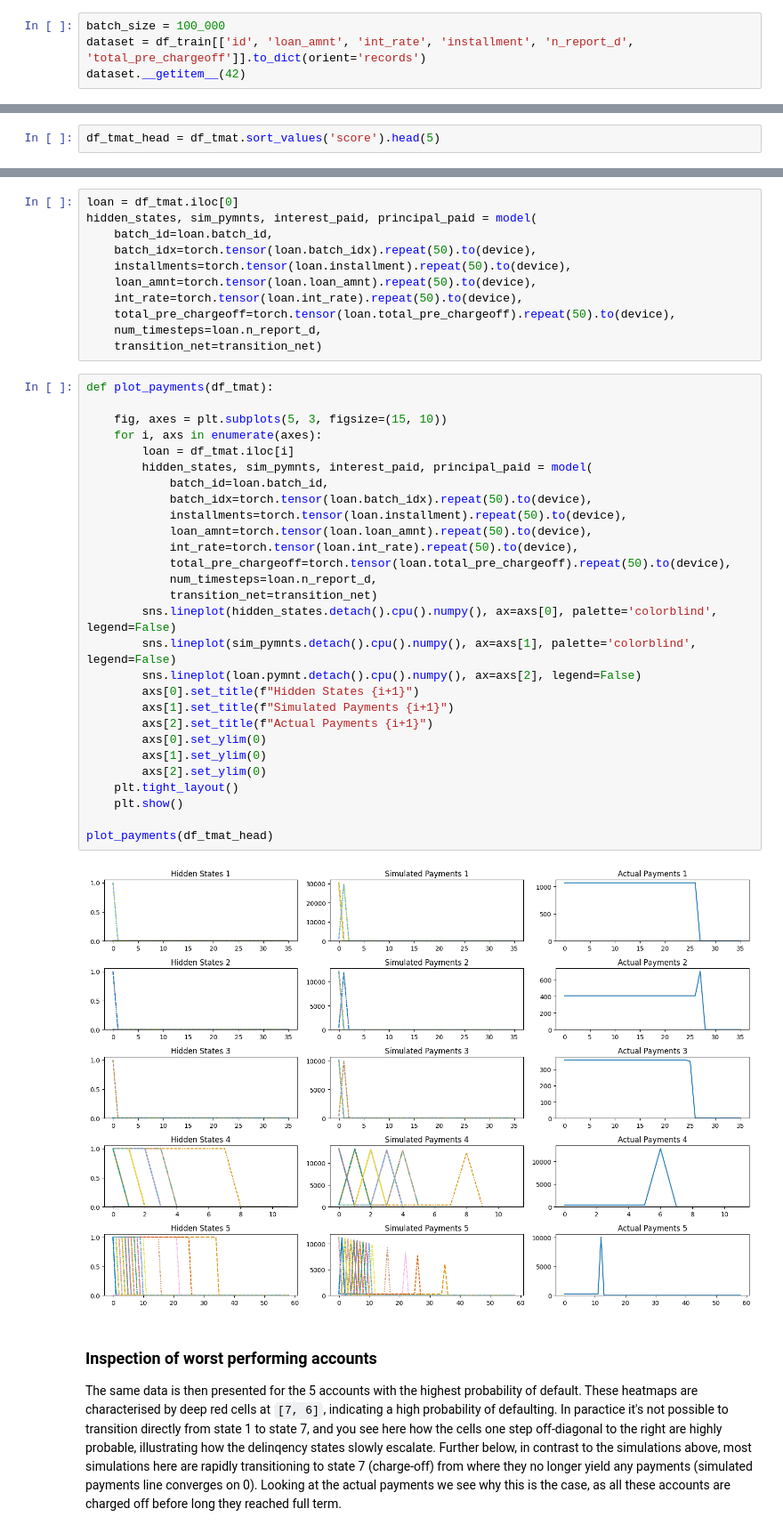
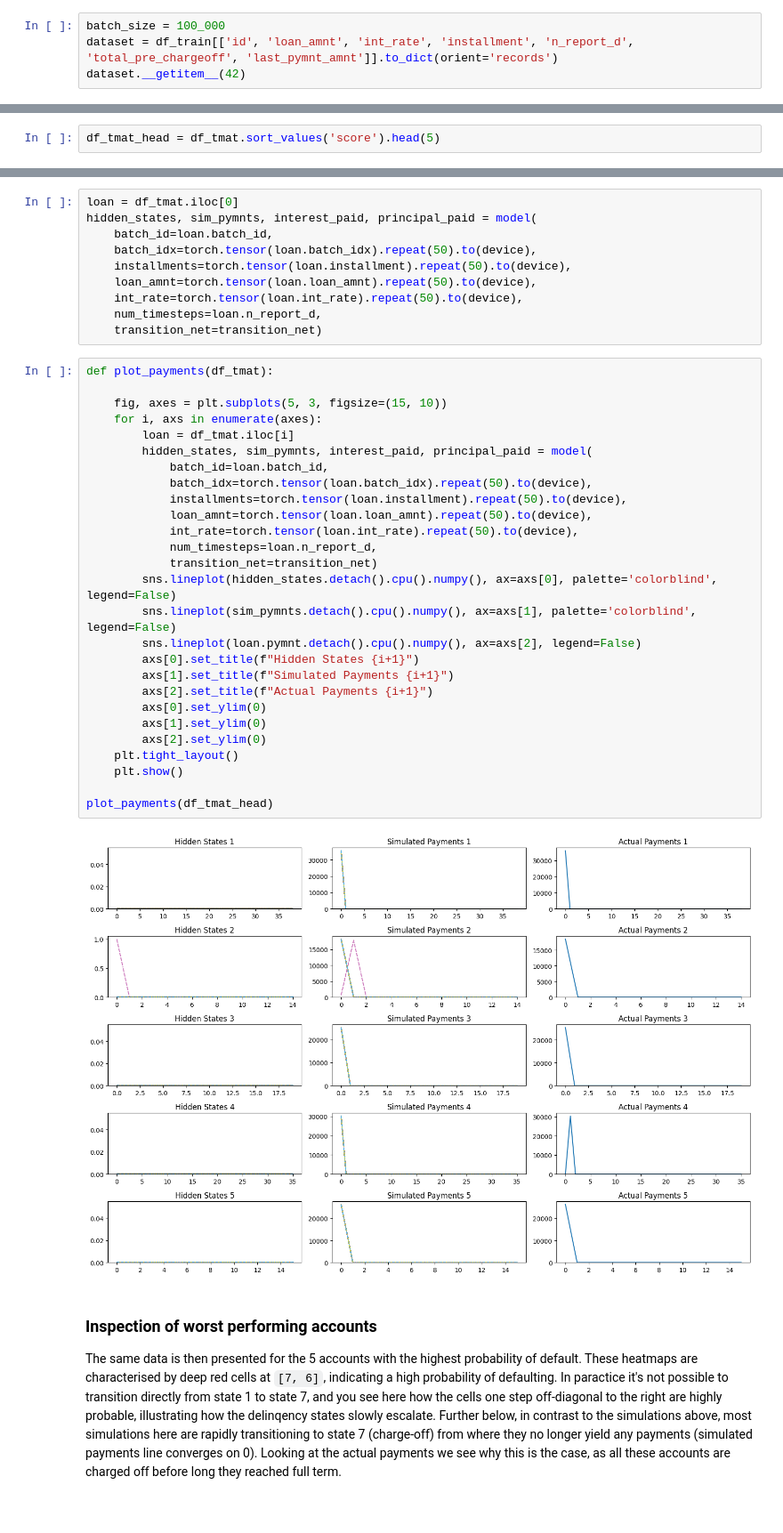
Before and after one commit to warner121/monteloanco, a Jupyter notebook: 04_inspect.ipynb, the cells around one changed output, grey strips where cells are left out. Shown at 89% size. Drawn from its saved outputs; the diff is of its cells as text.

```diff
--- a/04_inspect.ipynb
+++ b/04_inspect.ipynb
@@ -37,7 +37,7 @@ transition_net.load_state_dict(torch.load('model_params.pt', weights_only=True))
 The next section extracts the loan embeddings from the model, and projects them into the status transition matrices so we can inspect them.
 # %%
 batch_size = 100_000
-dataset = df_train[['id', 'loan_amnt', 'int_rate', 'installment', 'n_report_d', 'total_pre_chargeoff']].to_dict(orient='records')
+dataset = df_train[['id', 'loan_amnt', 'int_rate', 'installment', 'n_report_d', 'total_pre_chargeoff', 'last_pymnt_amnt']].to_dict(orient='records')
 dataset.__getitem__(42)
 # %% [output]
 {'id': 79661304,
@@ -118,39 +119,37 @@ hidden_states, sim_pymnts, interest_paid, principal_paid = model(
     installments=torch.tensor(loan.installment).repeat(50).to(device),
     loan_amnt=torch.tensor(loan.loan_amnt).repeat(50).to(device),
     int_rate=torch.tensor(loan.int_rate).repeat(50).to(device),
-    total_pre_chargeoff=torch.tensor(loan.total_pre_chargeoff).repeat(50).to(device),
     num_timesteps=loan.n_report_d,
     transition_net=transition_net)
 # %%
 def plot_payments(df_tmat):
 
     fig, axes = plt.subplots(5, 3, figsize=(15, 10))
     for i, axs in enumerate(axes):
         loan = df_tmat.iloc[i]
         hidden_states, sim_pymnts, interest_paid, principal_paid = model(
             batch_id=loan.batch_id,
             batch_idx=torch.tensor(loan.batch_idx).repeat(50).to(device),
             installments=torch.tensor(loan.installment).repeat(50).to(device),
             loan_amnt=torch.tensor(loan.loan_amnt).repeat(50).to(device),
             int_rate=torch.tensor(loan.int_rate).repeat(50).to(device),
-            total_pre_chargeoff=torch.tensor(loan.total_pre_chargeoff).repeat(50).to(device),
             num_timesteps=loan.n_report_d,
             transition_net=transition_net)
         sns.lineplot(hidden_states.detach().cpu().numpy(), ax=axs[0], palette='colorblind', legend=False)
         sns.lineplot(sim_pymnts.detach().cpu().numpy(), ax=axs[1], palette='colorblind', legend=False)
         sns.lineplot(loan.pymnt.detach().cpu().numpy(), ax=axs[2], legend=False)
         axs[0].set_title(f"Hidden States {i+1}")
         axs[1].set_title(f"Simulated Payments {i+1}")
         axs[2].set_title(f"Actual Payments {i+1}")
         axs[0].set_ylim(0)
         axs[1].set_ylim(0)
         axs[2].set_ylim(0)
     plt.tight_layout()
     plt.show()
 
 plot_payments(df_tmat_head)
 # %% [output]
-[figure, old version]
+[figure, new version]
 # %% [markdown]
 ### Inspection of worst performing accounts
 
```
Also changed, not shown: parts of 6 cells of this notebook, 6 other files.
